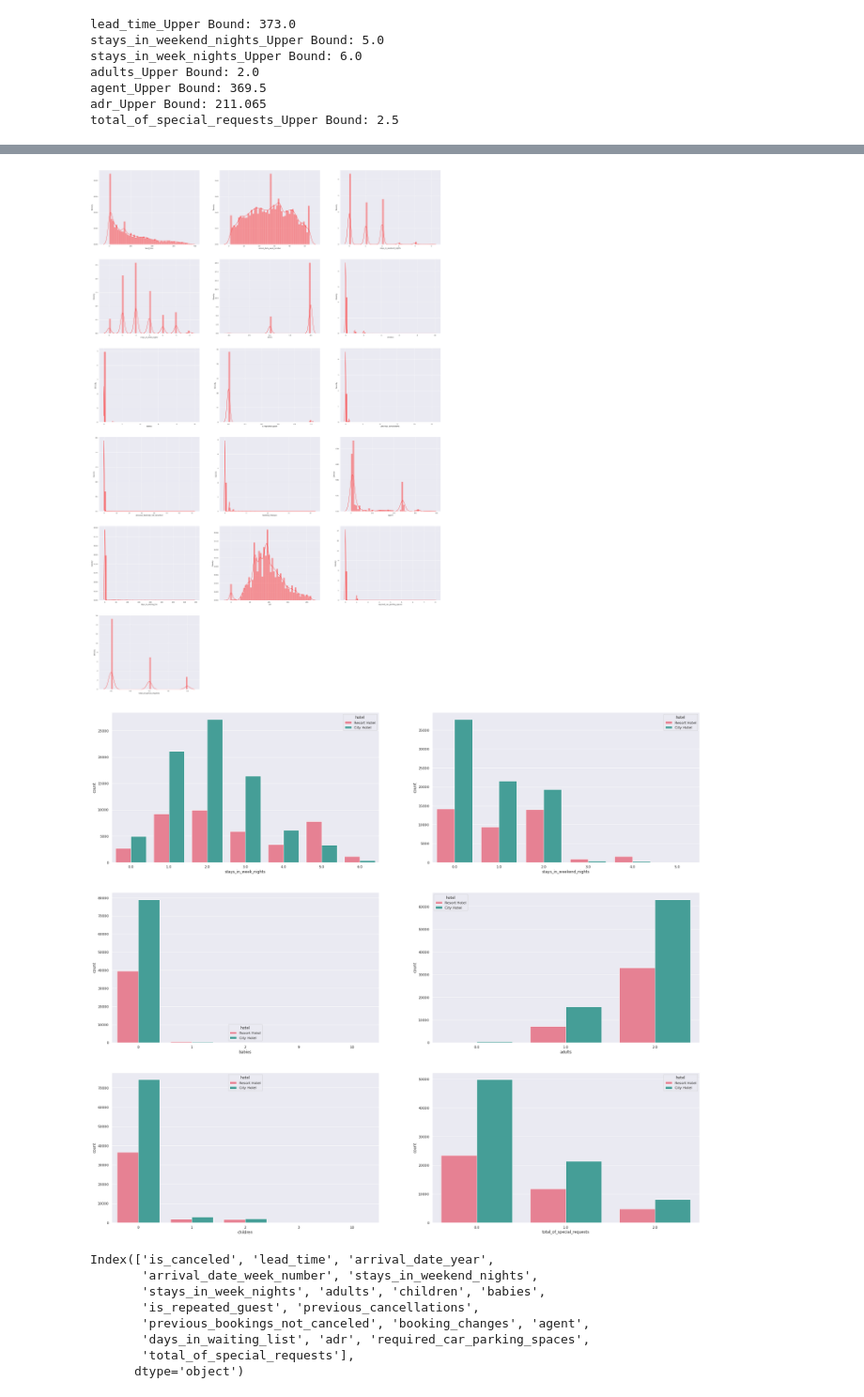
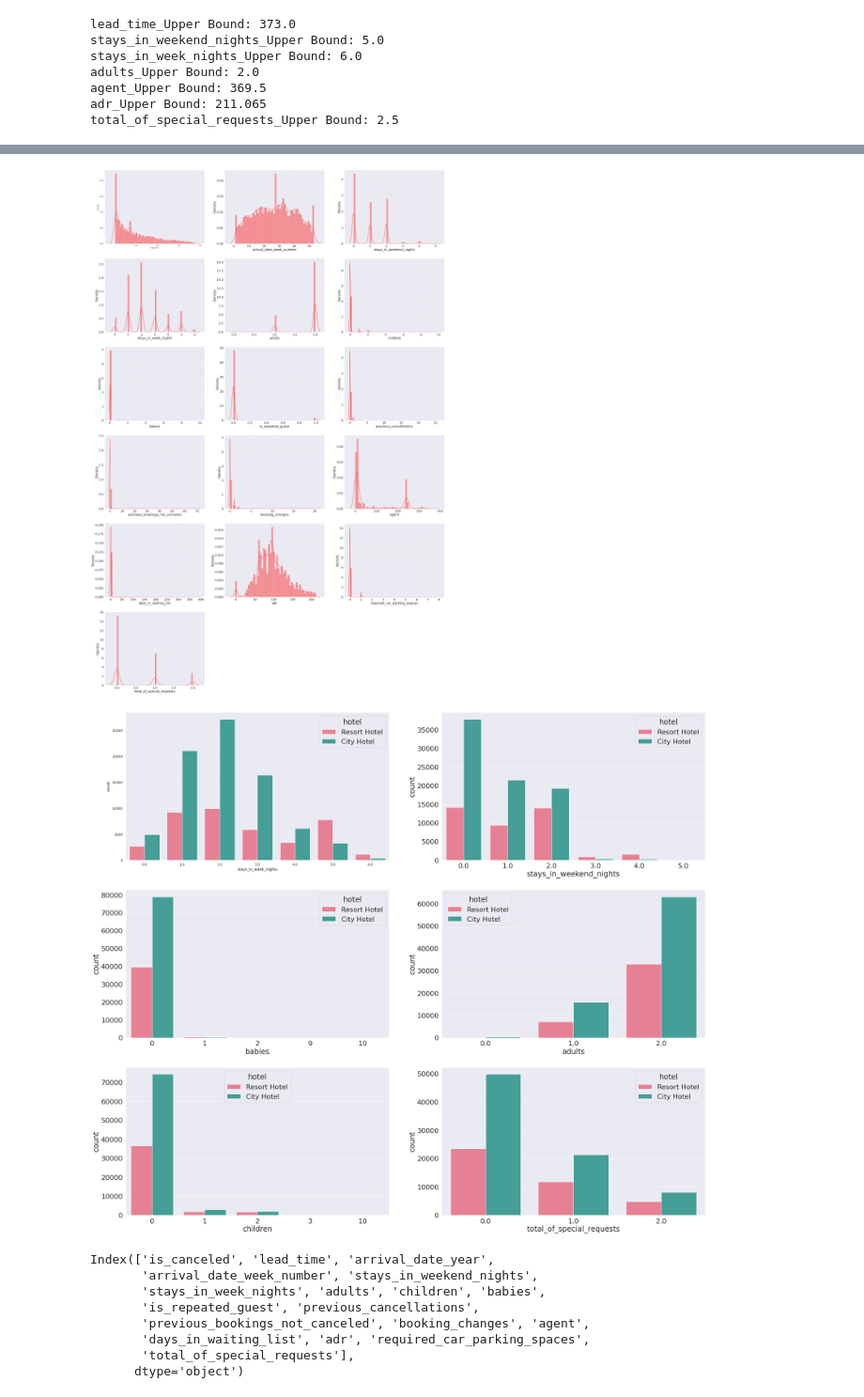
Before and after one commit to SethupathyM/EDA---Capstone-Project, a Jupyter notebook: Hotel_Booking_Capstone_Project.ipynb, the cells around one changed output, grey strips where cells are left out. Shown at 94% size. Drawn from its saved outputs; the diff is of its cells as text; code cells hidden in the pictures.

```diff
--- a/Hotel_Booking_Capstone_Project.ipynb
+++ b/Hotel_Booking_Capstone_Project.ipynb
@@ -259,6 +259,7 @@ plt.figure(figsize = (70,70))
 sns.set_theme()
 for i in enumerate(lst_box):
     plt.subplot(10, 2,i[0]+1)
+    sns.set(font_scale = 2)
     sns.boxplot(df["lead_time"],color='pink')
     plt.xlabel(i[1],fontsize=25)
 # %% [output]
@@ -306,20 +307,22 @@ plt.figure(figsize = (40,70))
 sns.set_theme()
 for i in enumerate(lst_dist):
     plt.subplot(6, 3,i[0]+1)
+    sns.set(font_scale = 2)
     sns.distplot(df[i[1]],color = 'Red')
 # %% [output]
-[figure, old version]
+[figure, new version]
 # %%
 # From the above distribution plot some of the numerical variables have less unique values
 # lets plot the count plot for those numerical variables
 lst_count_num = ['stays_in_week_nights','stays_in_weekend_nights','babies','adults','children','total_of_special_requests']
 plt.figure(figsize = (30,30))
 sns.set_theme()
 for i in enumerate(lst_count_num):
     plt.subplot(3, 2,i[0]+1)
+    sns.set(font_scale = 2)
     sns.countplot(data = df,x = df[i[1]], hue = 'hotel',palette='husl')
 # %% [output]
-[figure, old version]
+[figure, new version]
 # %%
 df.describe().columns
 # %% [output]
```
Also changed, not shown: parts of 25 cells of this notebook.
